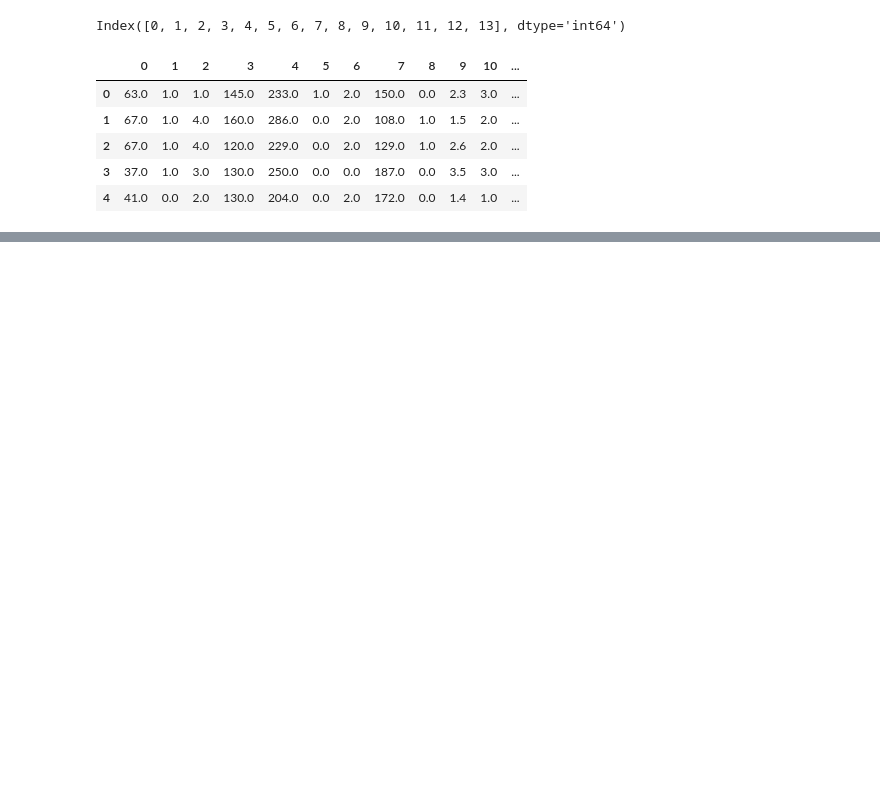
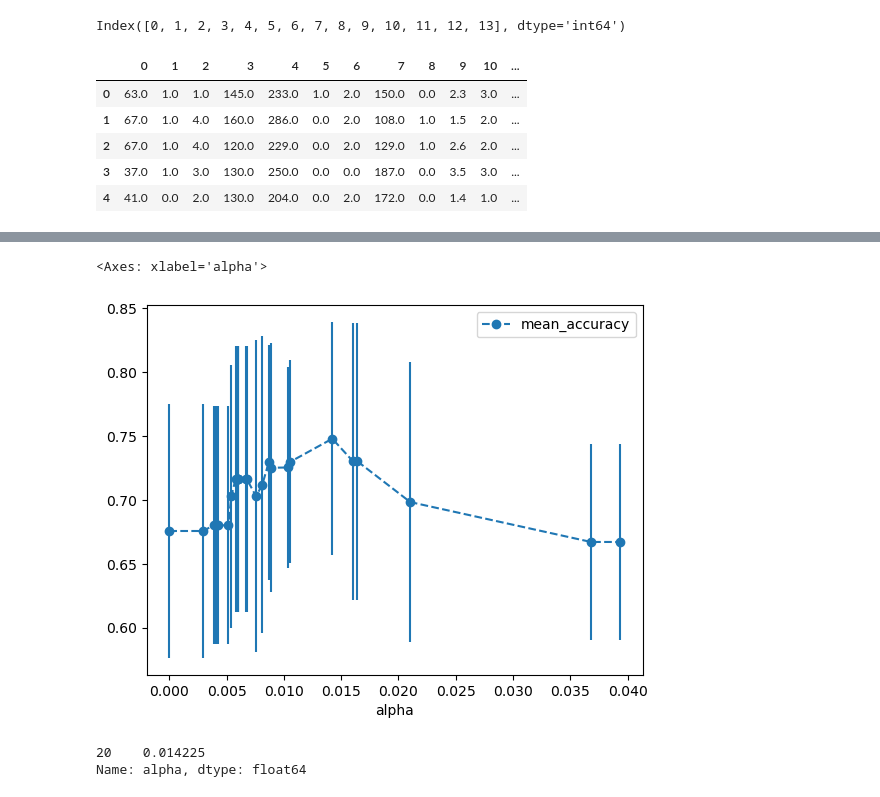
Before and after one commit to Zrahay/ML-models-from-scratch-with-Math, a Jupyter notebook: Decision Trees from Scratch/Dts.ipynb, the cells around one changed output, grey strips where cells are left out. Saved outputs shown, nothing was run; the diff lists cells and outputs as text; code cells hidden in the pictures; blank space fills up the shorter version.

```diff
--- a/Decision Trees from Scratch/Dts.ipynb
+++ b/Decision Trees from Scratch/Dts.ipynb
@@ -43,0 +221,21 @@ df.columns = [
+# %%
+alpha_loop_values = []
+
+for ccp_alpha in ccp_alphas:
+    clf_dt = DecisionTreeClassifier(random_state = 0, ccp_alpha = ccp_alpha)
+    scores = cross_val_score(clf_dt, X_train, y_train, cv = 5)
+    alpha_loop_values.append([ccp_alpha, np.mean(scores), np.std(scores)])
+
+alpha_results = pd.DataFrame(alpha_loop_values, columns = ['alpha', 'mean_accuracy', 'std'])
+
+alpha_results.plot(x = 'alpha', y = 'mean_accuracy', yerr = 'std', marker = 'o', linestyle = '--')
+# %% [output]
+<Axes: xlabel='alpha'>
+[figure, added]
+# %%
+ideal_ccp_alpha = alpha_results[(alpha_results['alpha'] > 0.014) & (alpha_results['alpha'] < 0.015)] ['alpha']
+
+ideal_ccp_alpha
+# %% [output]
+20    0.014225
+Name: alpha, dtype: float64
```
Also changed, not shown: parts of 24 cells of this notebook.
